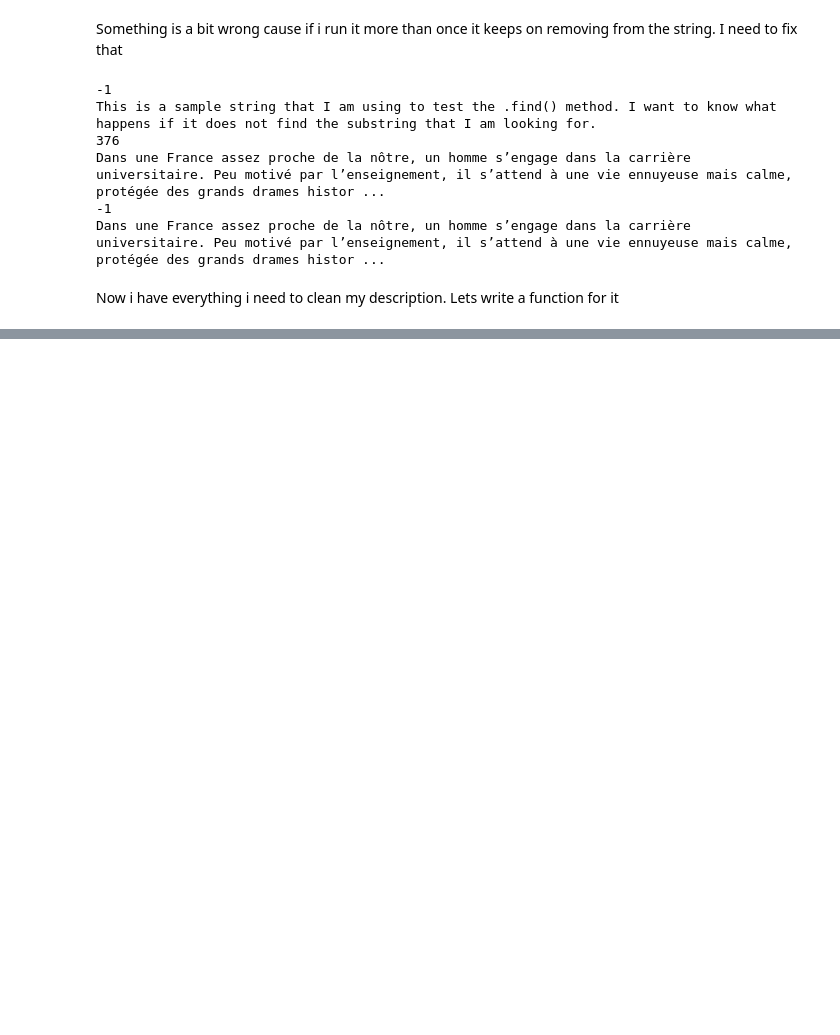
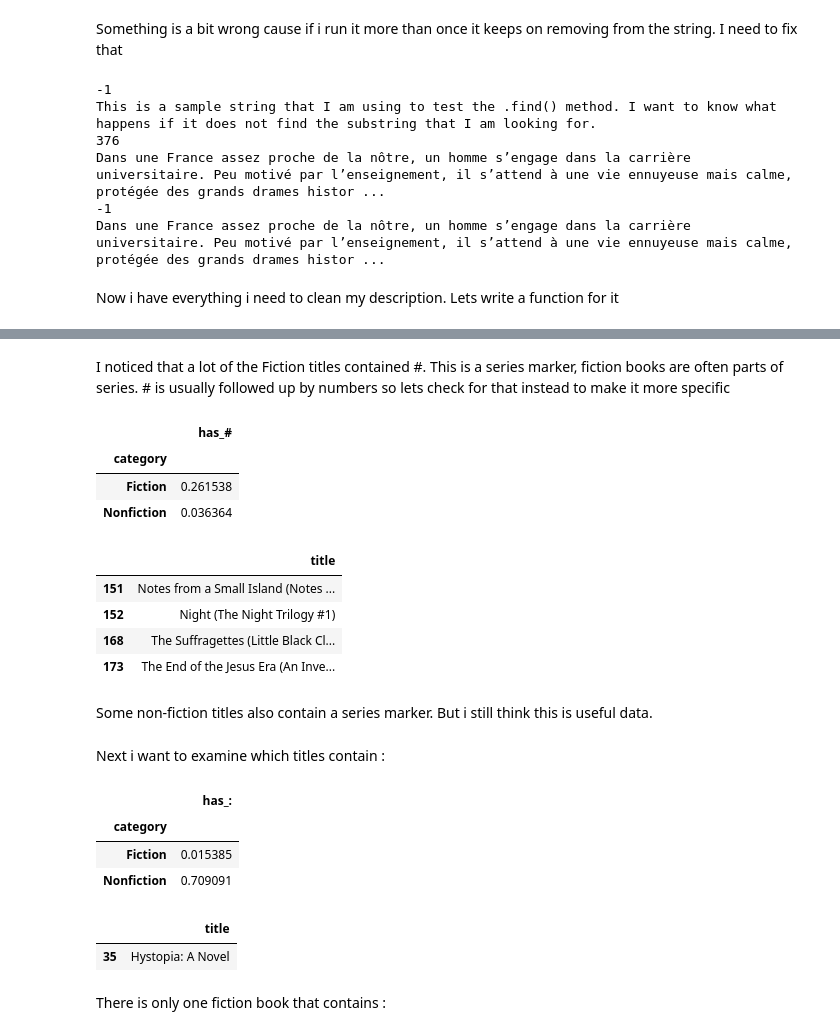
Before and after one commit to Judas20/datascience, a Jupyter notebook: notebooks/02_cleaning_eda.ipynb, the cells around one changed output, grey strips where cells are left out. Cells and saved outputs as stored; diff of their text form; code cells hidden in the pictures; blank space fills up the shorter version.

```diff
--- a/notebooks/02_cleaning_eda.ipynb
+++ b/notebooks/02_cleaning_eda.ipynb
@@ -189,0 +398,37 @@ clean_description(df.loc[0, "description"])
+# %% [markdown]
+I noticed that a lot of the Fiction titles contained #. This is a series marker, fiction books are often parts of series. # is usually followed up by numbers so lets check for that instead to make it more specific
+# %%
+df["has_#"] = df["title"].str.contains(r"#\d")
+df.groupby("category")[["has_#"]].mean()  # Show the proportion of titles containing "#" followed by digits for each category
+# %% [output]
+|  | has_# |
+| category |  |
+| Fiction | 0.261538 |
+| Nonfiction | 0.036364 |
+# %%
+df[(df["category"] == "Nonfiction") & df["has_#"]][["title"]]
+# %% [output]
+|  | title |
+| 151 | Notes from a Small Island (Notes ... |
+| 152 | Night (The Night Trilogy #1) |
+| 168 | The Suffragettes (Little Black Cl... |
+| 173 | The End of the Jesus Era (An Inve... |
+# %% [markdown]
+Some non-fiction titles also contain a series marker. But i still think this is useful data.
+# %% [markdown]
+Next i want to examine which titles contain :
+# %%
+df["has_:"] = df["title"].str.contains(":")
+df.groupby("category")[["has_:"]].mean()  # Show the proportion of titles containing ":" for each category
+# %% [output]
+|  | has_: |
+| category |  |
+| Fiction | 0.015385 |
+| Nonfiction | 0.709091 |
+# %%
+df[(df["category"] == "Fiction") & df["has_:"]][["title"]]
+# %% [output]
+|  | title |
+| 35 | Hystopia: A Novel |
+# %% [markdown]
+There is only one fiction book that contains :
```
Also changed, not shown: parts of 29 cells of this notebook, 4 other files.
